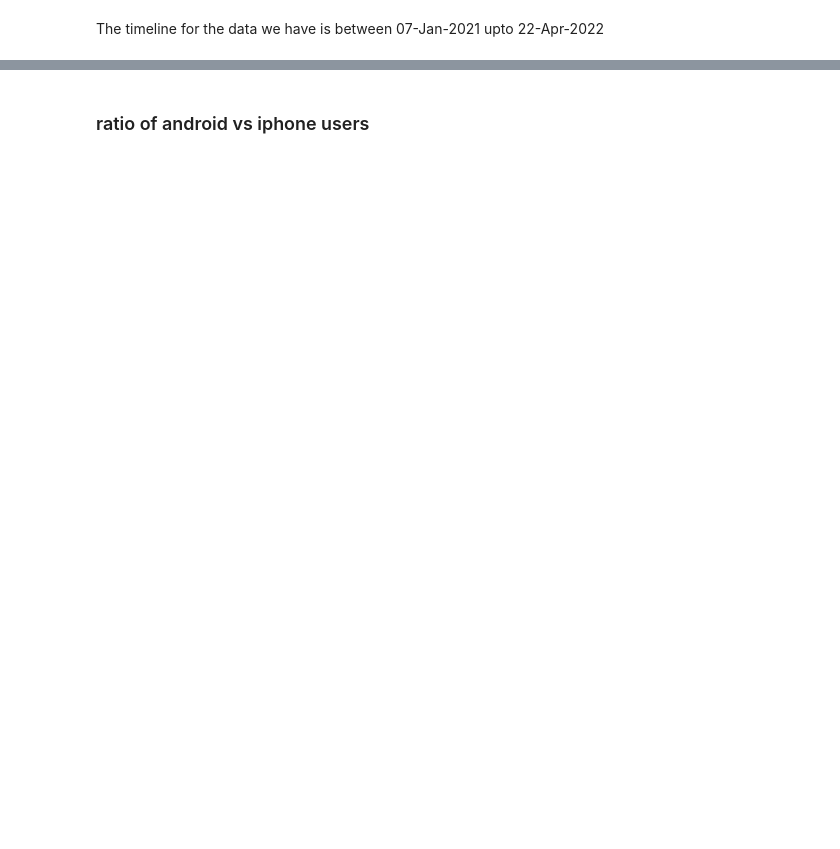
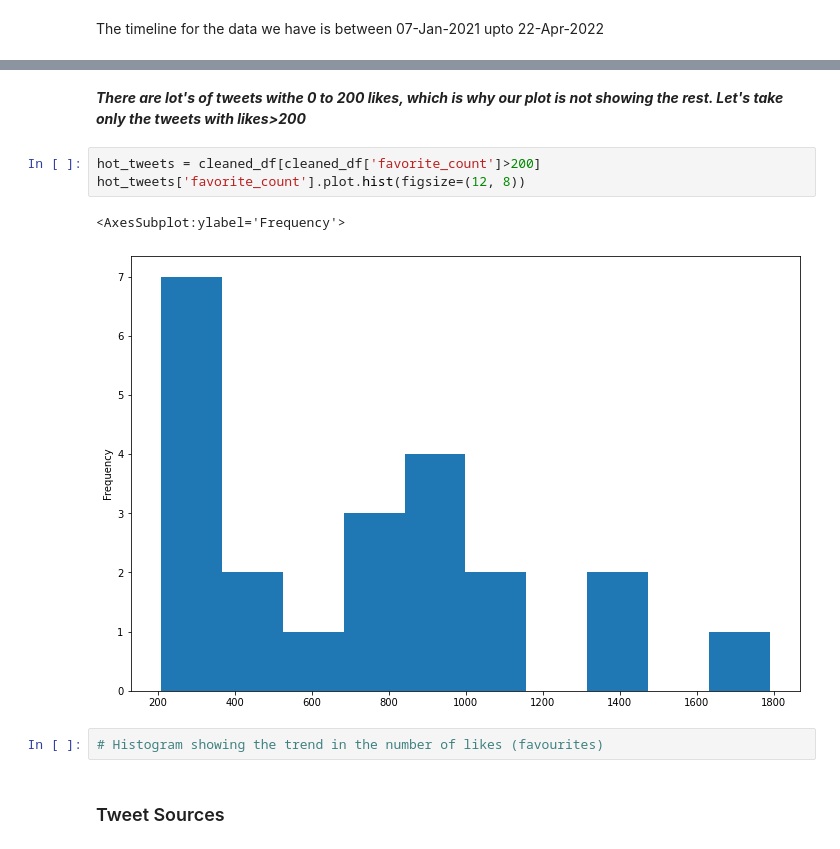
Before and after one commit to Hen0k/Twitter-Data-Analysis, a Jupyter notebook: notebooks/EDA.ipynb, the cells around one changed output, grey strips where cells are left out. Drawn from its saved outputs; the diff is of its cells as text; blank space fills up the shorter version.

```diff
--- a/notebooks/EDA.ipynb
+++ b/notebooks/EDA.ipynb
@@ -149,3 +210,13 @@ The timeline for the data we have is between 07-Jan-2021 upto 22-Apr-2022
+# %% [markdown]
+***There are lot's of tweets withe 0 to 200 likes, which is why our plot is not showing the rest. Let's take only the tweets with likes>200***
+# %%
+hot_tweets = cleaned_df[cleaned_df['favorite_count']>200]
+hot_tweets['favorite_count'].plot.hist(figsize=(12, 8))
+# %% [output]
+<AxesSubplot:ylabel='Frequency'>
+[figure, added]
+# %%
+# Histogram showing the trend in the number of likes (favourites)
 # %% [markdown]
-### ratio of android vs iphone users
+### Tweet Sources
 # %%
```
Also changed, not shown: parts of 24 cells of this notebook, 2 other files.
